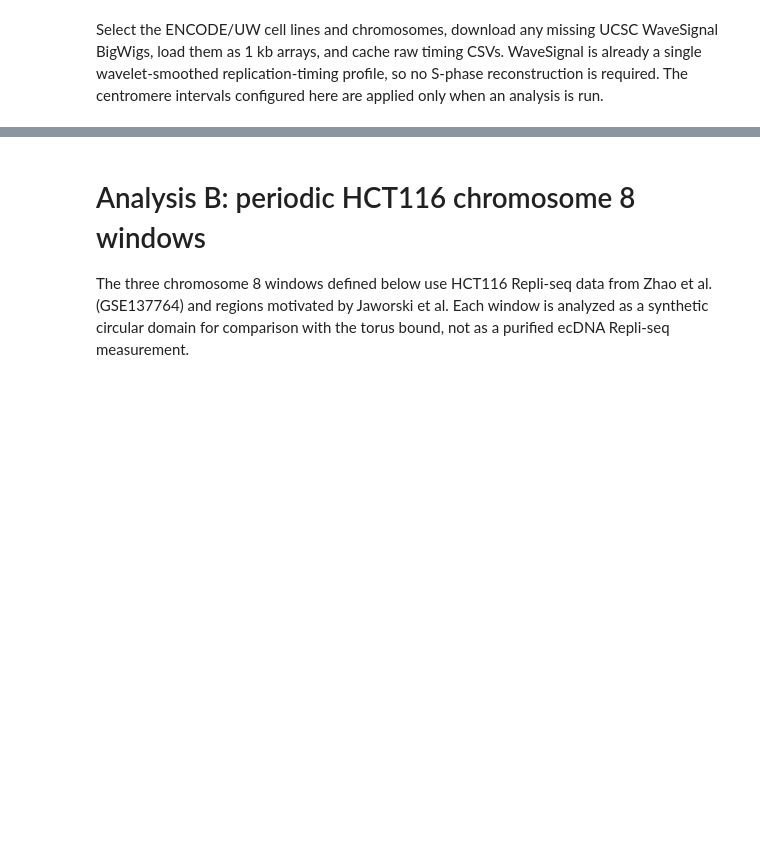
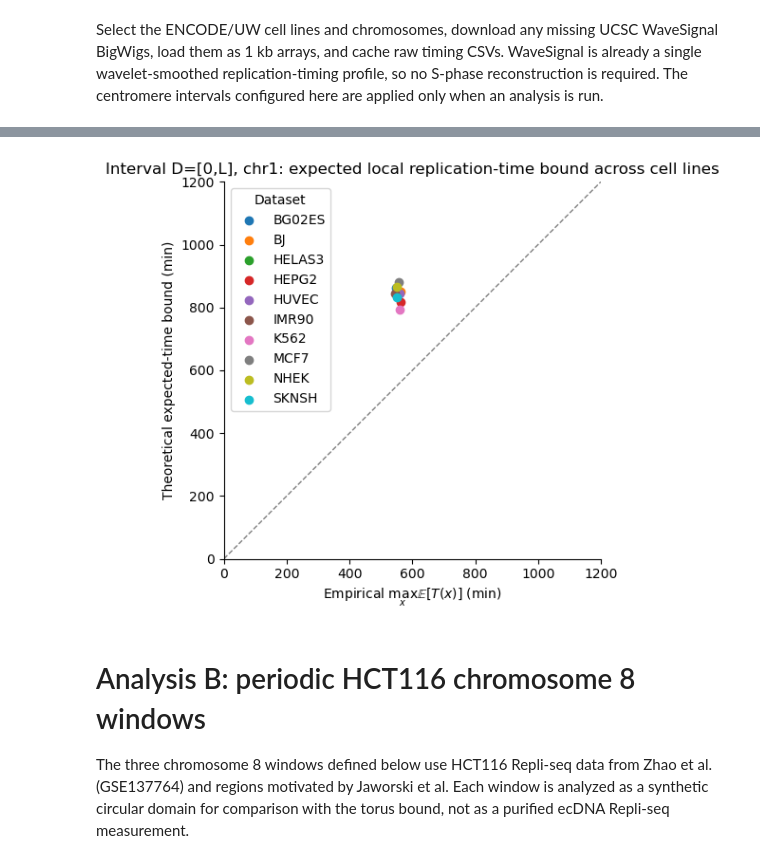
Before and after one commit to fberkemeier/dna-replication-completion, a Jupyter notebook: replication_timing_bounds.ipynb, the cells around one changed output, grey strips where cells are left out. Saved outputs shown, nothing was run; the diff lists cells and outputs as text; code cells hidden in the pictures; blank space fills up the shorter version.

```diff
--- a/replication_timing_bounds.ipynb
+++ b/replication_timing_bounds.ipynb
@@ -196,13 +336,36 @@ line_batch_results = run_dataset_collection(
 # %%
-fig, ax, line_expected_time_pairs = plot_expected_time_pair_scatter(
-    line_batch_results,
-    title=f"Full line {LINE_BATCH_CHROM}: expected local replication-time bound across cell lines",
+INTERVAL_BATCH_SCATTER_XLIMS = (0, 800)
+INTERVAL_BATCH_SCATTER_YLIMS = (0, 800)
+INTERVAL_BATCH_SAVE_PDF = True
+
+if INTERVAL_BATCH_BOUND_GEOMETRY == "line":
+    INTERVAL_BATCH_SCATTER_TITLE = f"Full-line expected-time reference vs {INTERVAL_BATCH_CHROM} empirical interior, b={INTERVAL_BATCH_INTERIOR_BUFFER_BP / 1e6:g} Mb"
+    INTERVAL_BATCH_SCATTER_XLABEL = r"Empirical interior $\max_x \mathbb{E}[T(x)]$ (min)"
+    INTERVAL_BATCH_SCATTER_YLABEL = "Full-line expected-time bound (min)"
+    INTERVAL_BATCH_SCATTER_FILENAME = f"full_line_vs_interior_expected_time_pairs_{safe_filename(INTERVAL_BATCH_CHROM)}.pdf"
+else:
+    INTERVAL_BATCH_SCATTER_TITLE = f"Finite-interval expected-time bound vs {INTERVAL_BATCH_CHROM} empirical target"
+    INTERVAL_BATCH_SCATTER_XLABEL = r"Empirical target $\max_x \mathbb{E}[T(x)]$ (min)"
+    INTERVAL_BATCH_SCATTER_YLABEL = r"Finite-interval $D=[0,L]$ expected-time bound (min)"
+    INTERVAL_BATCH_SCATTER_FILENAME = f"finite_interval_expected_time_pairs_{safe_filename(INTERVAL_BATCH_CHROM)}.pdf"
+
+fig, ax, interval_expected_time_pairs = plot_expected_time_pair_scatter(
+    interval_batch_results,
+    title=INTERVAL_BATCH_SCATTER_TITLE,
     label_col="cell_line",
-    xlims=(0, 800),
-    ylims=(0, 800),
+    xlims=INTERVAL_BATCH_SCATTER_XLIMS,
+    ylims=INTERVAL_BATCH_SCATTER_YLIMS,
+    xlabel=INTERVAL_BATCH_SCATTER_XLABEL,
+    ylabel=INTERVAL_BATCH_SCATTER_YLABEL,
 )
-fig.savefig(FIGURE_DIR / f"line_expected_time_pairs_{safe_filename(LINE_BATCH_CHROM)}.pdf", bbox_inches="tight")
+if INTERVAL_BATCH_SAVE_PDF:
+    fig.savefig(
+        FIGURE_DIR / INTERVAL_BATCH_SCATTER_FILENAME,
+        bbox_inches="tight",
+    )
 plt.show()
+# %% [output]
+[figure, added]
 # %% [markdown]
 # Analysis B: periodic HCT116 chromosome 8 windows
 
```
Also changed, not shown: parts of 12 cells of this notebook, 3 other files.
